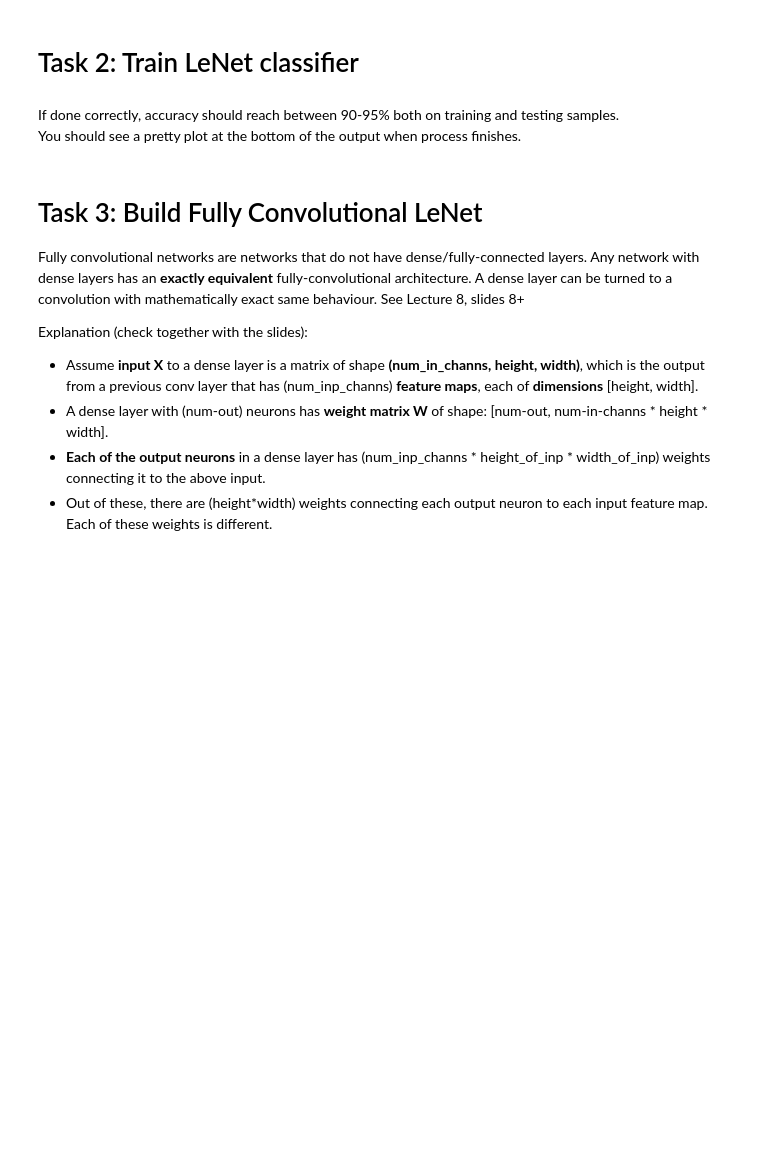
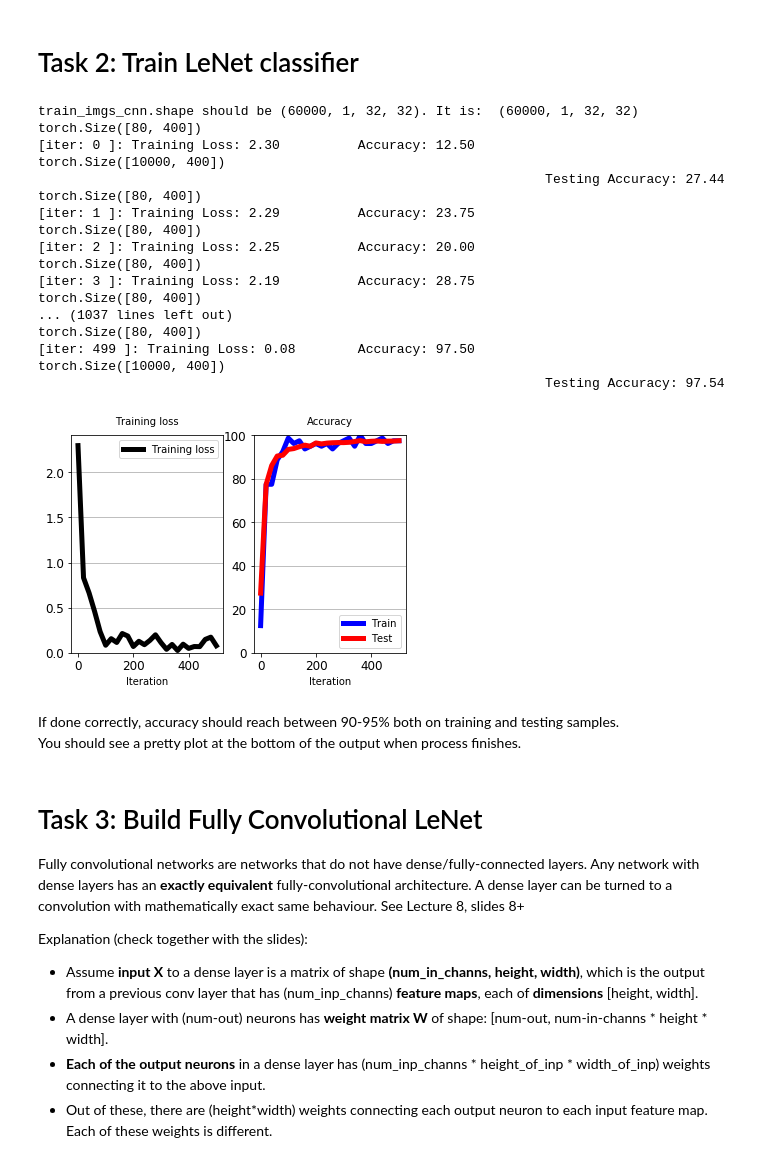
Before and after one commit to adicatana/ml_imaging_tutorials_imperial, a Jupyter notebook: MLI-Tutorial-4.ipynb, the cells around one changed output. Drawn from its saved outputs; the diff is of its cells as text; code cells hidden in the pictures; blank space fills up the shorter version.

Commit message:
Solved a bit of tutorial 4

```diff
--- a/MLI-Tutorial-4.ipynb
+++ b/MLI-Tutorial-4.ipynb
@@ -39,7 +39,7 @@ from utils.data_utils import get_mnist
 import torch
 
 # Constants
-DATA_DIR = '/vol/lab/course/416/data/mnist'
+DATA_DIR = '/home/adicatana/mli_tutorial_1/mnist'
 SEED = 111111
 
 # If datasets are not at specified location, they will be downloaded.
@@ -191,11 +198,11 @@ class LeNet(nn.Module):
         # bias=True makes the layer create a bias internally. Nice and clean.
         # Conv2d gets args: (num input channs, num out channs, kernel_size ...)
         # Linear gets args: (num input neurons, num out neurons, ...)
-        self.conv1 = nn.Conv2d(1, ???, kernel_size=???, bias=True, padding=0) # Params are initialized internally.
-        self.conv2 = nn.Conv2d(???, ???, kernel_size=???, bias=True, padding=0)
-        self.fc1 = nn.Linear(??? * ??? * ???, ???, bias=True) # nn.Linear is a fully connected layer.
-        self.fc2 = nn.Linear(???, ???, bias=True)
-        self.fc3 = nn.Linear(???, num_classes, bias=True)
+        self.conv1 = nn.Conv2d(1, 6, kernel_size=5, bias=True, padding=0) # Params are initialized internally.
+        self.conv2 = nn.Conv2d(6, 16, kernel_size=5, bias=True, padding=0)
+        self.fc1 = nn.Linear(16 * 5 * 5, 120, bias=True) # nn.Linear is a fully connected layer.
+        self.fc2 = nn.Linear(120, 84, bias=True)
+        self.fc3 = nn.Linear(84, num_classes, bias=True)
         # All parameters of a nn.Module are afterwards accessible by self.parameters()
         # Each layer's weights and biases are accessible by eg by self.conv1.weight & self.conv1.bias
 
@@ -204,11 +211,11 @@ class LeNet(nn.Module):
         # returns: tensor of shape [N, classes]. The class posterior probabilities.
         # Make the forward pass.
         x = F.max_pool2d(F.relu(self.conv1(x)), kernel_size=2, stride=2, padding=0, ceil_mode=False)
-        x = F.???(F.relu(self.???(x)), kernel_size=2, stride=2, padding=0, ceil_mode=False)
+        x = F.max_pool2d(F.relu(self.conv2(x)), kernel_size=2, stride=2, padding=0, ceil_mode=False)
         x = x.reshape(x.shape[0], -1)
-        x = F.relu(self.???(x))
-        x = F.???(self.???(x))
-        x = self.???(x)
+        x = F.relu(self.fc1(x))
+        x = F.relu(self.fc2(x))
+        x = self.fc3(x)
         y_pred = F.softmax(x, dim=1) # y_pred.shape = [N, 10]
         ####################################################################
         return y_pred
@@ -224,37 +231,56 @@ test_imgs_cnn = test_imgs.reshape([test_imgs.shape[0], 1, test_imgs.shape[1], te
 ################ TODO: Pad images to fit to LeNet correctly ###################
 # MNIST is 28x28 images. LeNet **by construction** requires images of shape 32x32 !
 # with 2 voxels before and after H & W dimensions, to make them 32x32!
-train_imgs_cnn = np.pad(train_imgs_cnn, ((0,0), (0,0), (2,???), (???,2)), mode='edge')
-test_imgs_cnn = np.pad(test_imgs_cnn, ((0,0), (0,0), (???,???), (???,???)), mode='edge')
+train_imgs_cnn = np.pad(train_imgs_cnn, ((0,0), (0,0), (2,2), (2,2)), mode='edge')
+test_imgs_cnn = np.pad(test_imgs_cnn, ((0,0), (0,0), (2,2), (2,2)), mode='edge')
 print("train_imgs_cnn.shape should be (60000, 1, 32, 32). It is: ", train_imgs_cnn.shape)
 ###############################################################################
 
 # Create the network.
 lenet = LeNet(num_classes=C_classes)
 
 ############## NOTE: Pytorch's optimizers (nothing to do here) #################
 # Last time we wrote our own function for optimizing weights: w'=w-lr*grads.
 # There are more complex ones (RMSProp, Adam, etc)
 # Pytorch provides out-of-the-box optimizers that do this, so we dont need to write them.
 # Create one, then call optimizer.step() & optimizer.zero_grad(). See SGD function above.
 import torch.optim as optim
-grad_descent_optimizer = optim.SGD(lenet.parameters(), lr=0.03, momentum=0.0)
+grad_descent_optimizer = optim.Adam(lenet.parameters(), lr=0.002)
 ################################################################################
 
 # Start training
 rng = np.random.RandomState(seed=SEED) # Random number generator
 gradient_descent(lenet,
                  cross_entropy,
                  grad_descent_optimizer,
                  rng,
                  train_imgs_cnn,
                  train_lbls_onehot,
                  test_imgs_cnn,
                  test_lbls_onehot,
                  N_batch_size=80,
                  total_iters=500,
                  iters_per_test=20,
                  is_tumor_segm=False)
+# %% [output]
+train_imgs_cnn.shape should be (60000, 1, 32, 32). It is:  (60000, 1, 32, 32)
+torch.Size([80, 400])
+[iter: 0 ]: Training Loss: 2.30          Accuracy: 12.50
+torch.Size([10000, 400])
+                                                                 Testing Accuracy: 27.44
+torch.Size([80, 400])
+[iter: 1 ]: Training Loss: 2.29          Accuracy: 23.75
+torch.Size([80, 400])
+[iter: 2 ]: Training Loss: 2.25          Accuracy: 20.00
+torch.Size([80, 400])
+[iter: 3 ]: Training Loss: 2.19          Accuracy: 28.75
+torch.Size([80, 400])
+... (1037 lines left out)
+torch.Size([80, 400])
+[iter: 499 ]: Training Loss: 0.08        Accuracy: 97.50
+torch.Size([10000, 400])
+                                                                 Testing Accuracy: 97.54
+[figure, added]
 # %% [markdown]
 If done correctly, accuracy should reach between 90-95% both on training and testing samples.
 You should see a pretty plot at the bottom of the output when process finishes.
```
Also changed, not shown: parts of 7 cells of this notebook, 1 other file.
